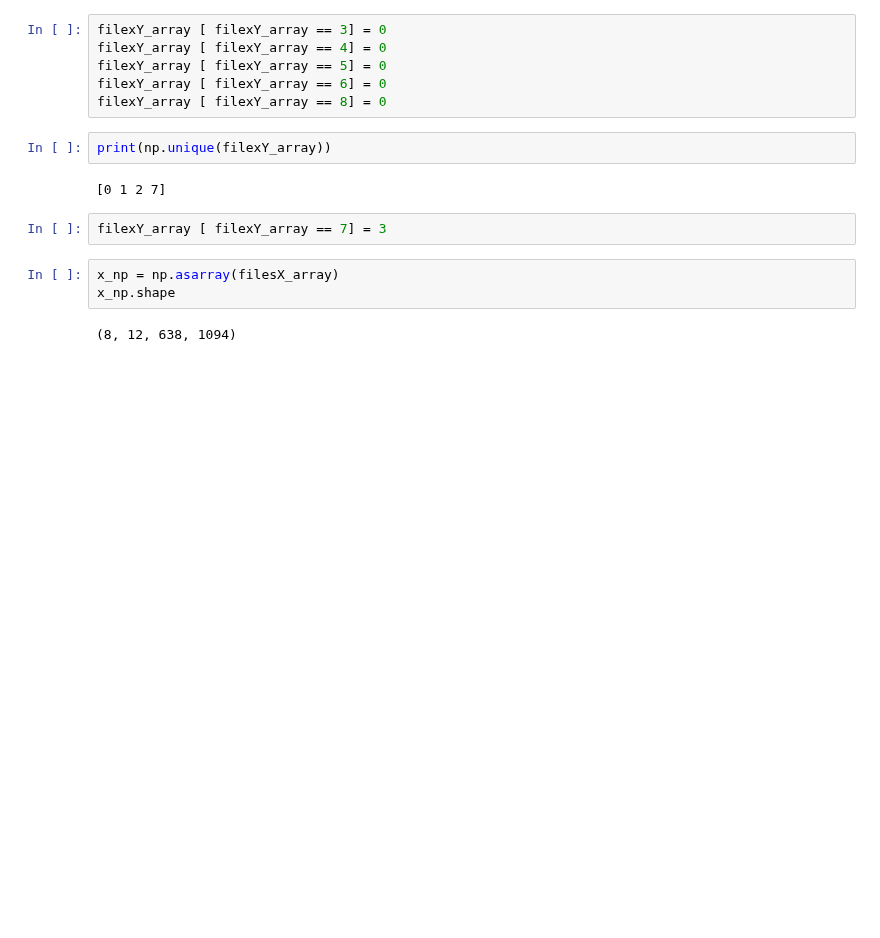
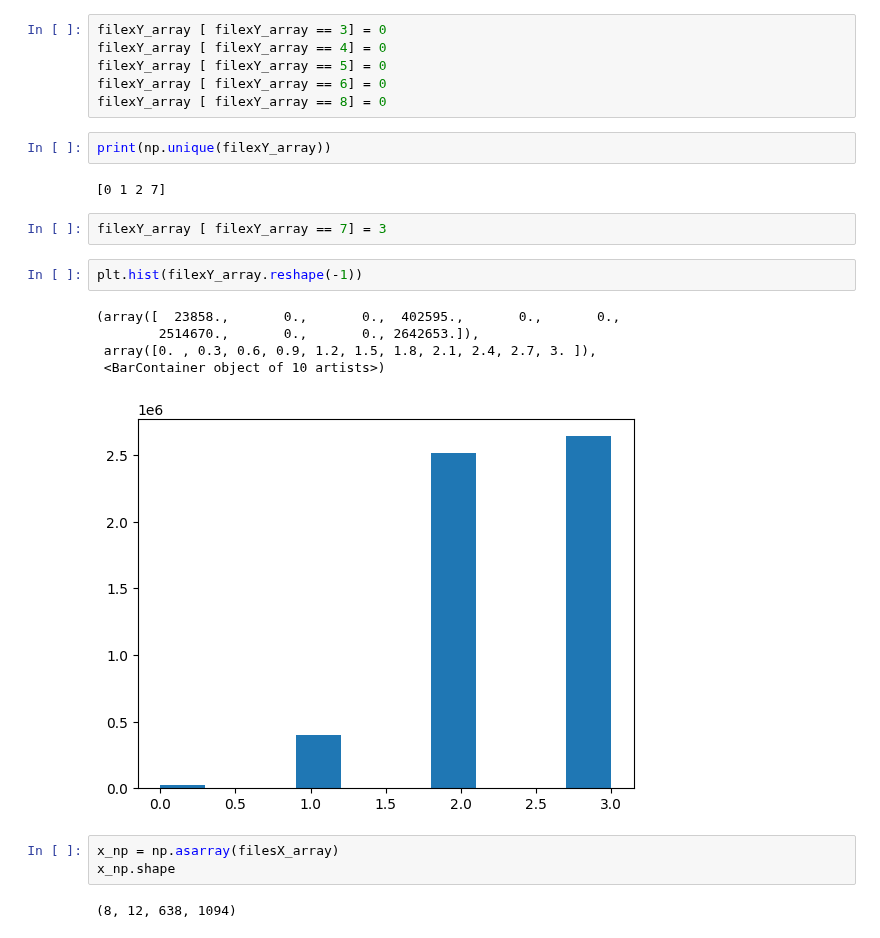
Before and after one commit to angpysha/Satellite_Imagery_Analysis, a Jupyter notebook: Classification/method3.ipynb, the cells around one changed output. Saved outputs shown, nothing was run; the diff lists cells and outputs as text; blank space fills up the shorter version.

```diff
--- a/Classification/method3.ipynb
+++ b/Classification/method3.ipynb
@@ -192,6 +203,14 @@ print(np.unique(filexY_array))
 [0 1 2 7]
 # %%
 filexY_array [ filexY_array == 7] = 3
+# %%
+plt.hist(filexY_array.reshape(-1))
+# %% [output]
+(array([  23858.,       0.,       0.,  402595.,       0.,       0.,
+        2514670.,       0.,       0., 2642653.]),
+ array([0. , 0.3, 0.6, 0.9, 1.2, 1.5, 1.8, 2.1, 2.4, 2.7, 3. ]),
+ <BarContainer object of 10 artists>)
+[figure, added]
 # %%
 x_np = np.asarray(filesX_array)
 x_np.shape
```
Also changed, not shown: parts of 29 cells of this notebook.
